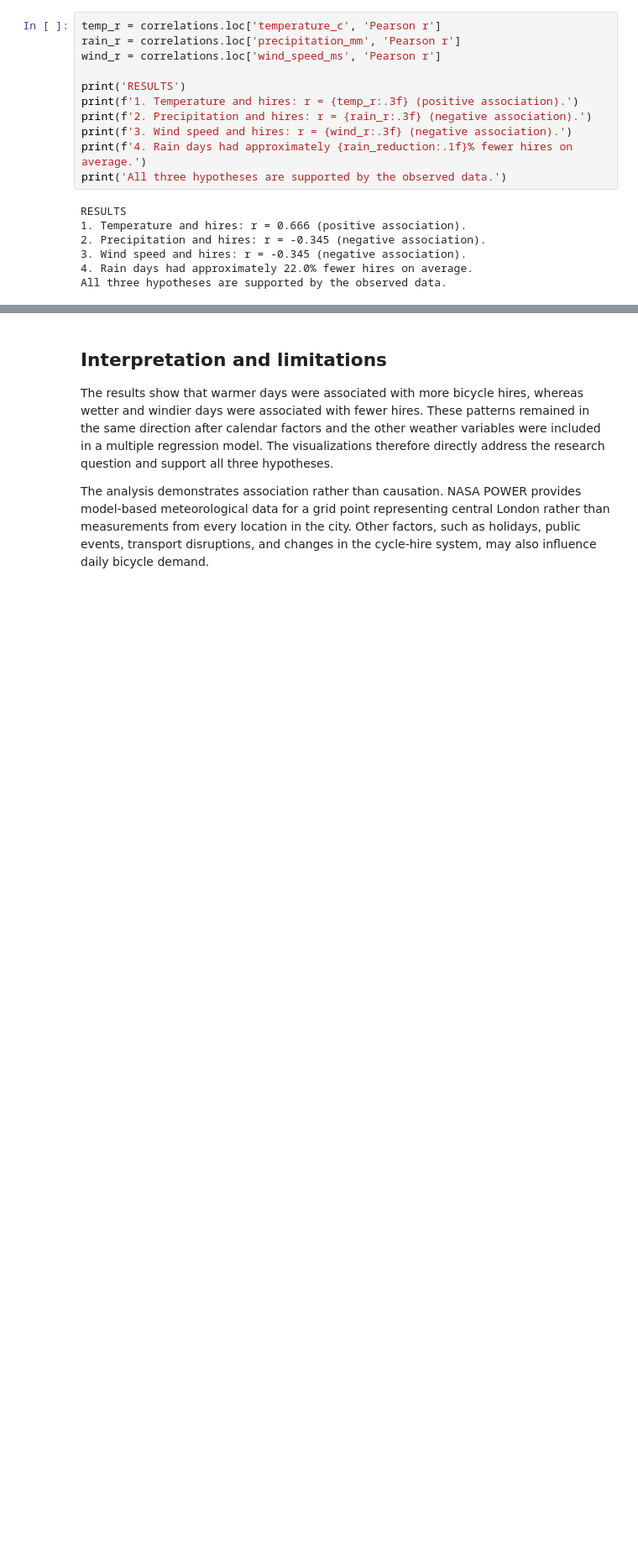
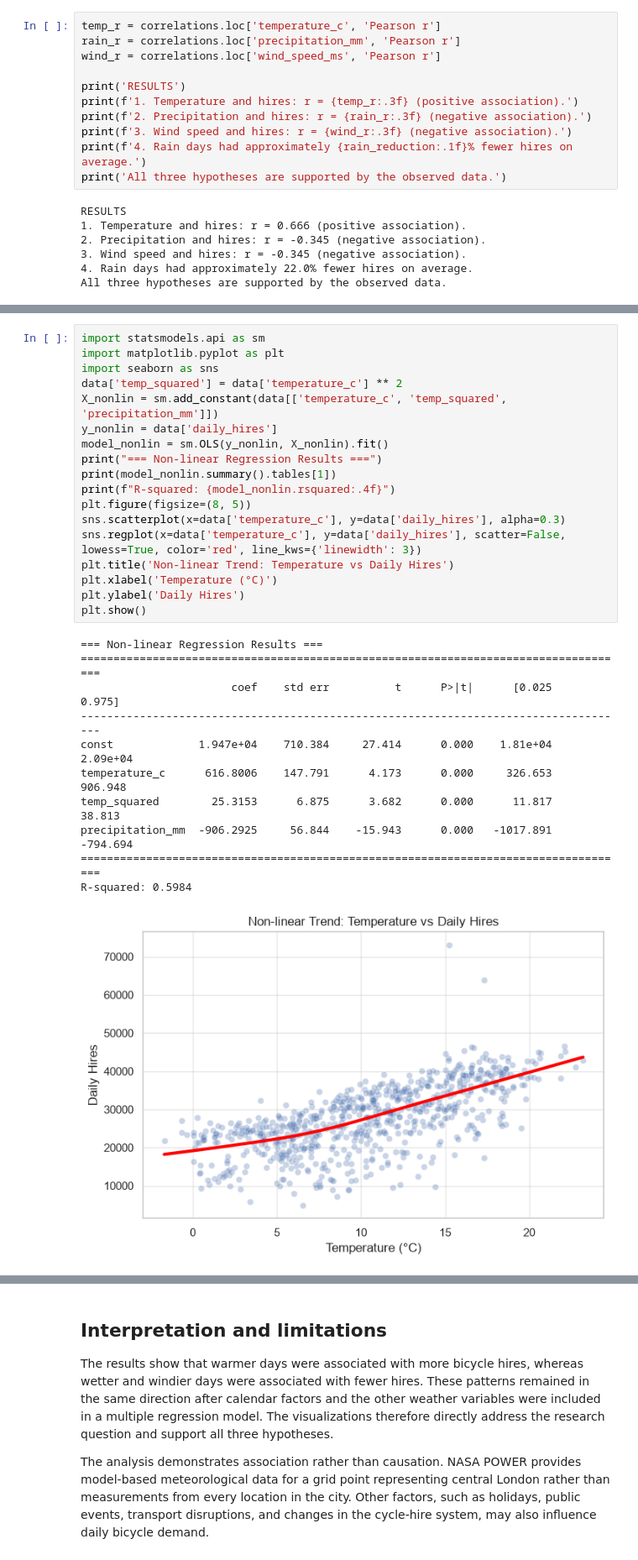
Before and after one commit to Ma-Le-Kai/CISC7204-mc661324-2026GitHub, a Jupyter notebook: Weather_Bike_Sharing_Analysis.ipynb, the cells around one changed output, grey strips where cells are left out. Shown at 84% size. Drawn from its saved outputs; the diff is of its cells as text; blank space fills up the shorter version.

```diff
--- a/Weather_Bike_Sharing_Analysis.ipynb
+++ b/Weather_Bike_Sharing_Analysis.ipynb
@@ -311,0 +315,30 @@ All three hypotheses are supported by the observed data.
+# %%
+import statsmodels.api as sm
+import matplotlib.pyplot as plt
+import seaborn as sns
+data['temp_squared'] = data['temperature_c'] ** 2
+X_nonlin = sm.add_constant(data[['temperature_c', 'temp_squared', 'precipitation_mm']])
+y_nonlin = data['daily_hires']
+model_nonlin = sm.OLS(y_nonlin, X_nonlin).fit()
+print("=== Non-linear Regression Results ===")
+print(model_nonlin.summary().tables[1])
+print(f"R-squared: {model_nonlin.rsquared:.4f}")
+plt.figure(figsize=(8, 5))
+sns.scatterplot(x=data['temperature_c'], y=data['daily_hires'], alpha=0.3)
+sns.regplot(x=data['temperature_c'], y=data['daily_hires'], scatter=False, lowess=True, color='red', line_kws={'linewidth': 3})
+plt.title('Non-linear Trend: Temperature vs Daily Hires')
+plt.xlabel('Temperature (°C)')
+plt.ylabel('Daily Hires')
+plt.show()
+# %% [output]
+=== Non-linear Regression Results ===
+====================================================================================
+                       coef    std err          t      P>|t|      [0.025      0.975]
+------------------------------------------------------------------------------------
+const             1.947e+04    710.384     27.414      0.000    1.81e+04    2.09e+04
+temperature_c      616.8006    147.791      4.173      0.000     326.653     906.948
+temp_squared        25.3153      6.875      3.682      0.000      11.817      38.813
+precipitation_mm  -906.2925     56.844    -15.943      0.000   -1017.891    -794.694
+====================================================================================
+R-squared: 0.5984
+[figure, added]
```
Also changed, not shown: parts of 5 cells of this notebook, 3 other files.
